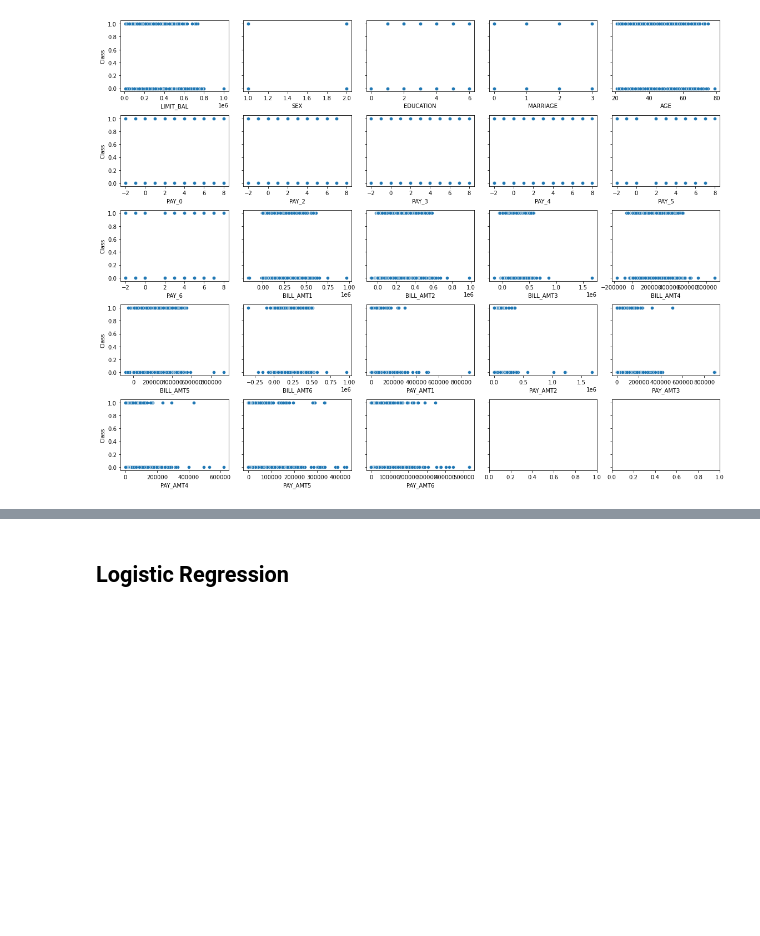
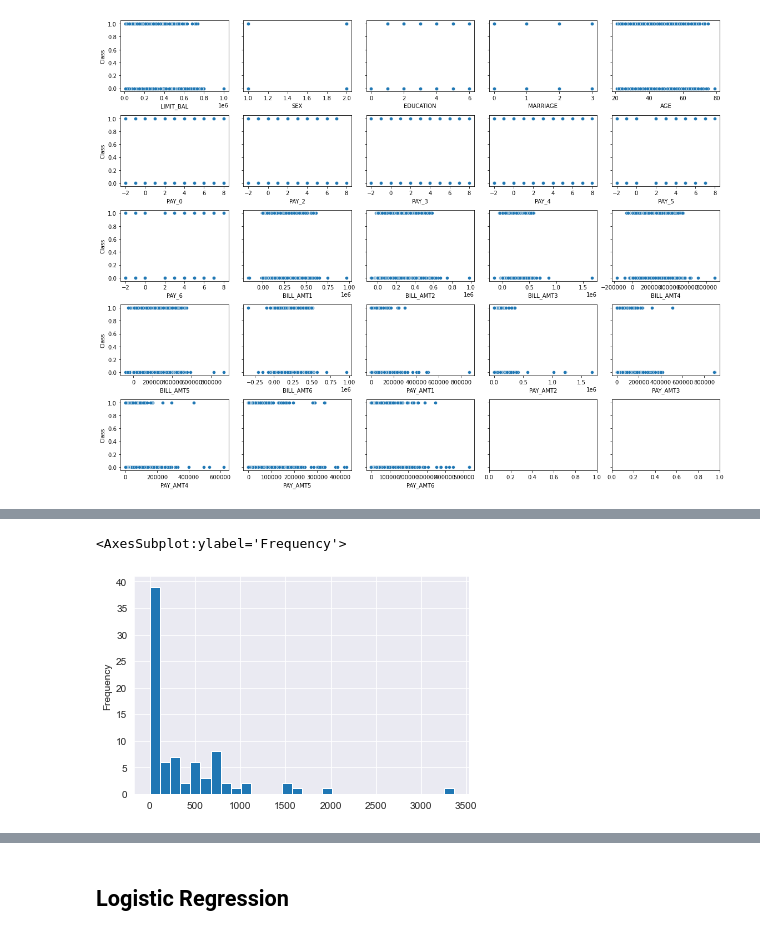
Before and after one commit to ghcn345/Credit-Card-Default-Prediction, a Jupyter notebook: project_CCFraud.ipynb, the cells around one changed output, grey strips where cells are left out. Cells and saved outputs as stored; diff of their text form; code cells hidden in the pictures; blank space fills up the shorter version.

```diff
--- a/project_CCFraud.ipynb
+++ b/project_CCFraud.ipynb
@@ -116,0 +227,17 @@ plt.tight_layout()
+# %%
+# Categorize the education levels, compare all categories to high_school
+
+def education_categories(n):
+    if n > 3 or n == 0:
+        return 'other'
+    elif n == 3:
+        return 'high_school'
+    elif n == 2:
+        return 'university'
+    elif n == 1:
+        return 'post_grad'
+
+edu_cat = df.EDUCATION.apply(education_categories)
+df.EDUCATION = edu_cat
+edu_cat_dummies = pd.get_dummies(edu_cat, drop_first=True)
+edu_cat_dummies
@@ -116,0 +303,5 @@ plt.tight_layout()
+# %%
+df.LIMIT_BAL.value_counts().sort_index(ascending=False).plot(kind='hist', bins=30)
+# %% [output]
+<AxesSubplot:ylabel='Frequency'>
+[figure, added]
```
Also changed, not shown: parts of 48 cells of this notebook, 1 other file.
